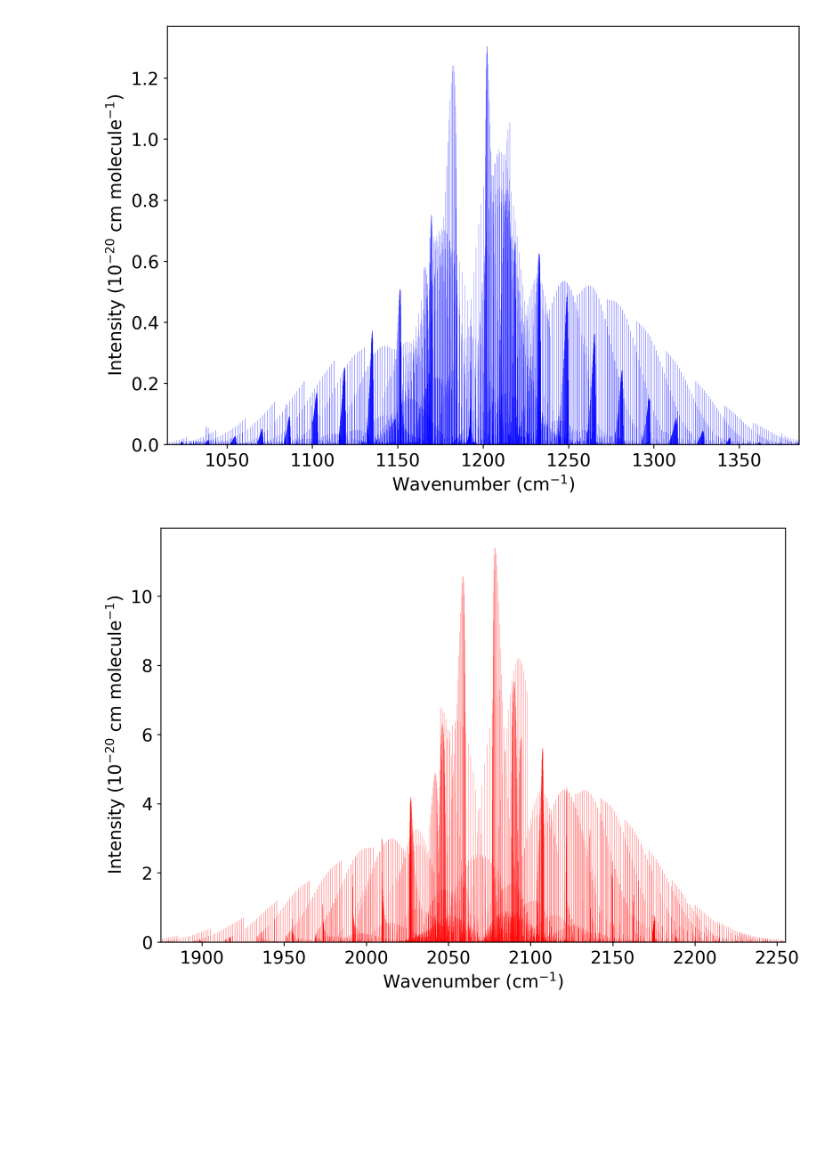
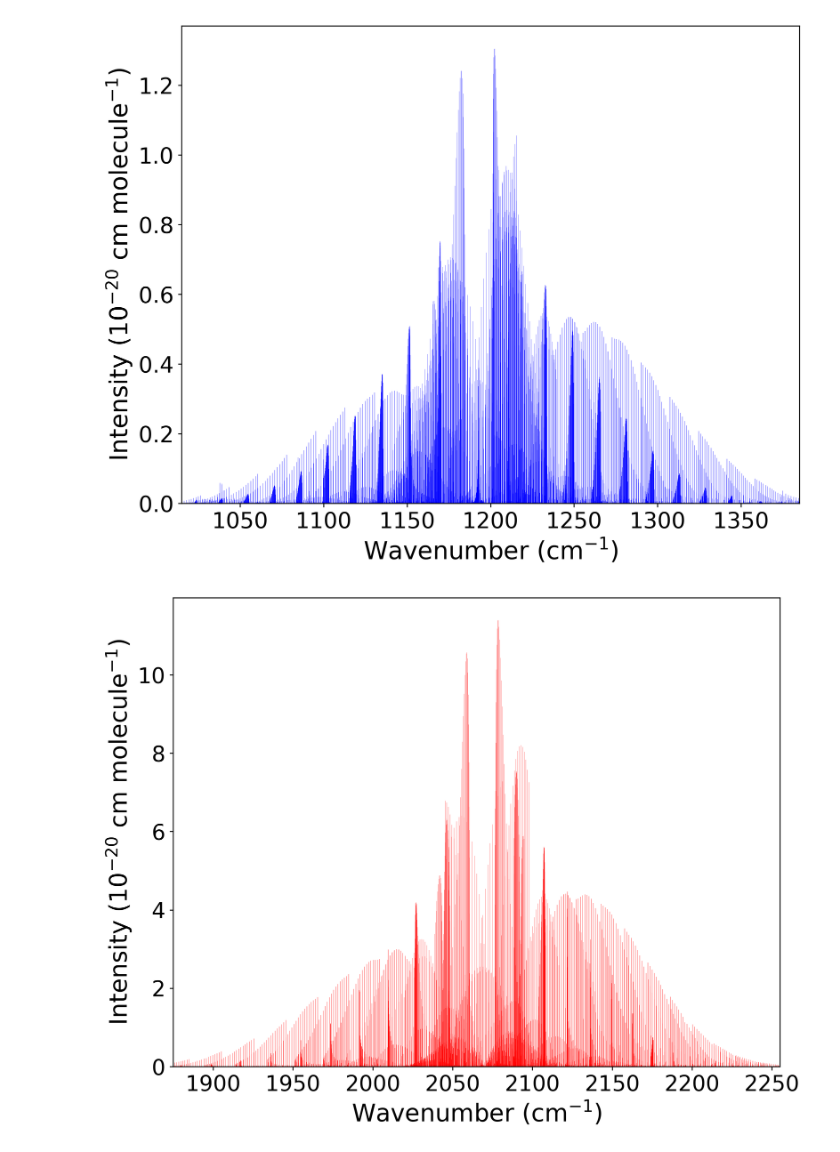
Before and after one commit to R-y-a-n-M-o-k/HPO, a Jupyter notebook: cross_sections/plot_xsec_stick.ipynb, the cells around one changed output. Cells and saved outputs as stored; diff of their text form; code cells hidden in the pictures; blank space fills up the shorter version.

```diff
--- a/cross_sections/plot_xsec_stick.ipynb
+++ b/cross_sections/plot_xsec_stick.ipynb
@@ -4,35 +4,35 @@ import matplotlib.pyplot as plt
 # %%
 colors = ['b-', 'r-', 'k-']
 save_files = ['r1_stick.png', 'r2_stick.png', 'theta_stick.png']
 x_vals = np.array([1192.863958, 2068.666059, 985.458437])
 x_lower = [1015, 1875, 820]
 x_upper = [1385, 2255, 1160]
 
 for i in range(3):
 
     wavenum, intensity = np.loadtxt(f"J0_J141_T300_stick_{i+1}.stick",
                                     unpack=True)
-    plt.figure(figsize=(9, 6), dpi=300)
+    plt.figure(figsize=(9, 7), dpi=300)
     markerline, stemlines, baseline = plt.stem(
                                       wavenum, intensity/1e-20,
                                       linefmt=colors[i],
                                       markerfmt=' ',
                                       basefmt='k-',
                                       bottom=1e-30,
                                       #label=f"{i+1}"
     )
     plt.xlim(x_lower[i], x_upper[i])
     plt.ylim(bottom=1e-30*1e20)
 
     plt.setp(stemlines, linewidth=0.15, alpha=1.0)
     plt.setp(baseline, linewidth=0.8)
-    plt.tick_params(axis='both', which='major', labelsize=14,
+    plt.tick_params(axis='both', which='major', labelsize=18,
                     direction='out', length=3)
 
-    plt.ylabel(r'Intensity ($10^{-20}$ cm molecule$^{-1}$)', fontsize=14)
-    plt.xlabel(r'Wavenumber (cm$^{-1}$)', fontsize=14)
+    plt.ylabel(r'Intensity ($10^{-20}$ cm molecule$^{-1}$)', fontsize=20)
+    plt.xlabel(r'Wavenumber (cm$^{-1}$)', fontsize=20)
     plt.savefig(save_files[i], dpi=300, bbox_inches='tight', transparent=True)
     #plt.legend()
 # %% [output]
-[figure, old version]
+[figure, new version]
-[figure, old version]
+[figure, new version]
```
Also changed, not shown: parts of 1 cell of this notebook, 20 other files.
